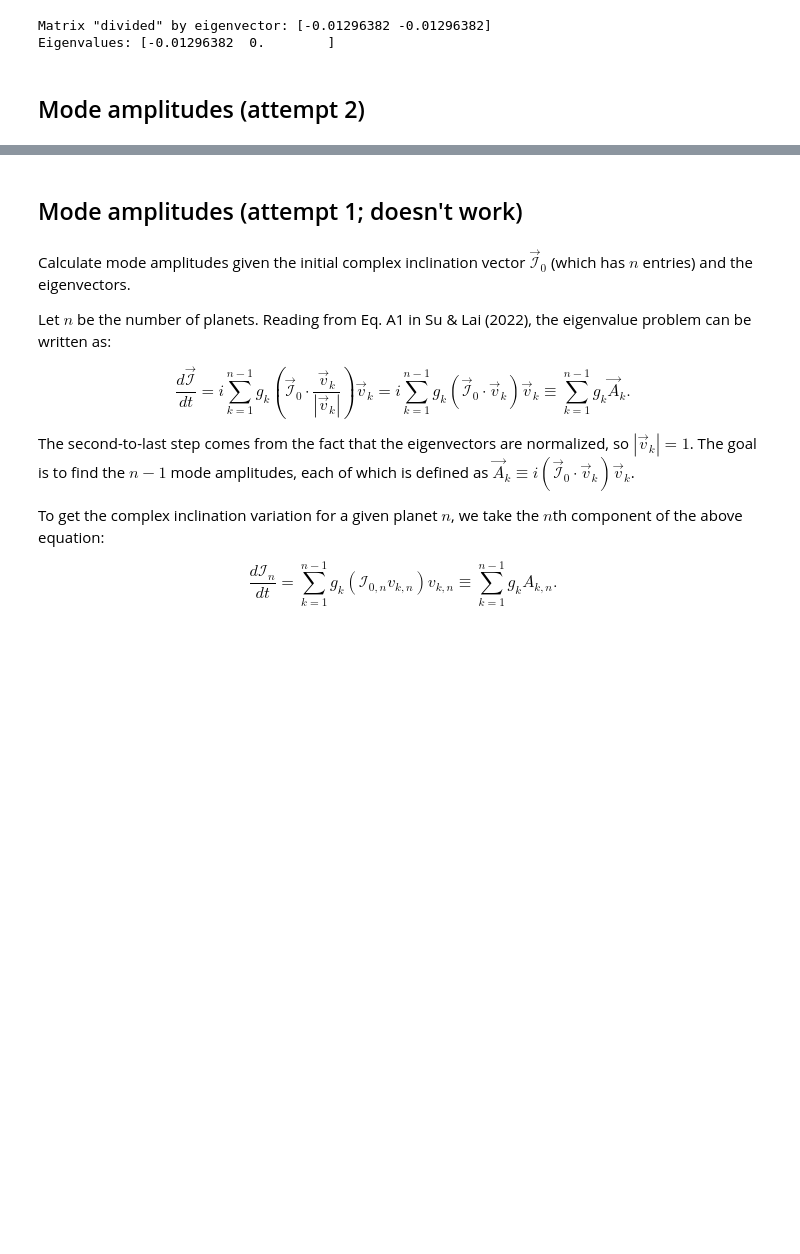
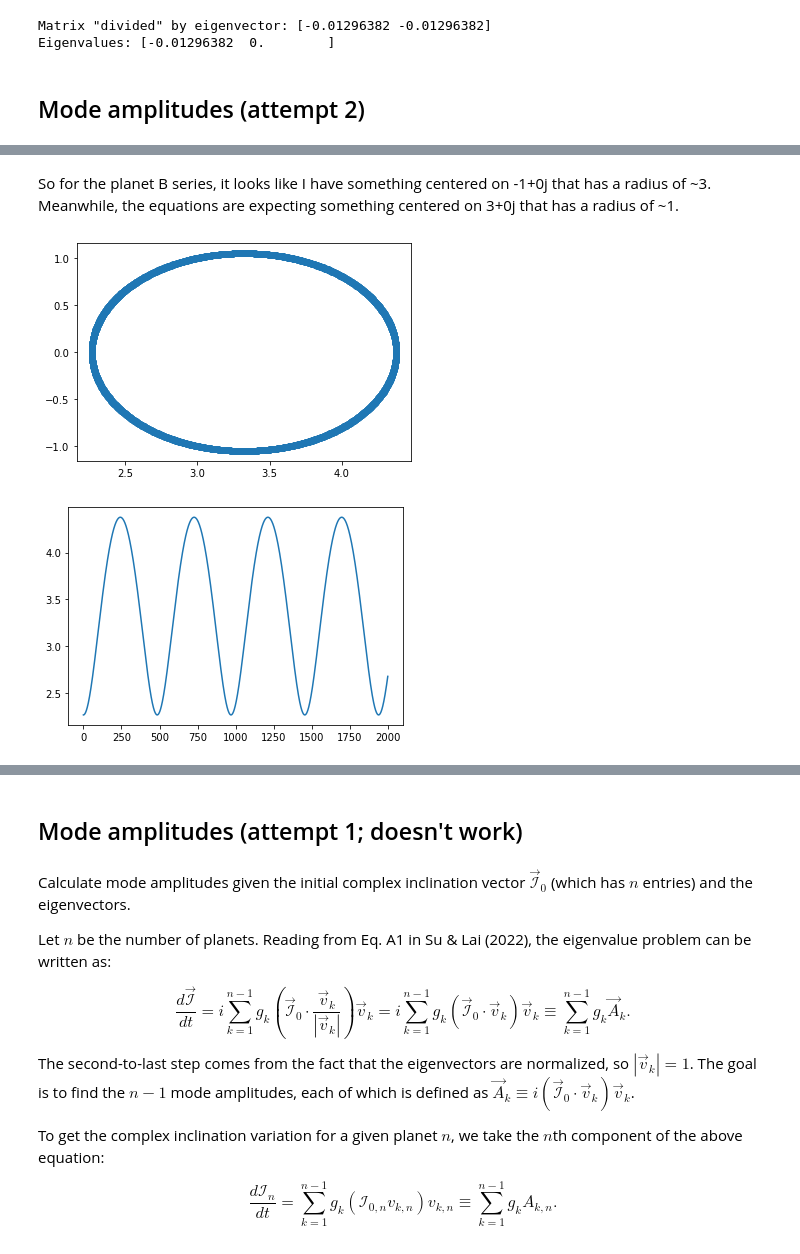
Before and after one commit to Jupiter1994/inc-dynamics, a Jupyter notebook: two_planet/two_planet.ipynb, the cells around one changed output, grey strips where cells are left out. Saved outputs shown, nothing was run; the diff lists cells and outputs as text; code cells hidden in the pictures; blank space fills up the shorter version.

```diff
--- a/two_planet/two_planet.ipynb
+++ b/two_planet/two_planet.ipynb
@@ -458,0 +525,13 @@ array([3.31824837, 2.913202  ])
+# %% [markdown]
+So for the planet B series, it looks like I have something centered on -1+0j that has a radius of ~3. Meanwhile, the equations are expecting something centered on 3+0j that has a radius of ~1.
+# %%
+expected_temp_series = np.ones((2000))*np.abs(c[1]*eigvs_mat[0,1]) + c[0]*eigvs_mat[0,0]*np.exp(1j*prec_freq*t_series)
+
+plt.scatter(np.real(expected_temp_series), np.imag(expected_temp_series))
+plt.show()
+
+plt.plot(np.abs(expected_temp_series))
+plt.show()
+# %% [output]
+[figure, added]
+[figure, added]
```
Also changed, not shown: parts of 19 cells of this notebook, 1 other file.
